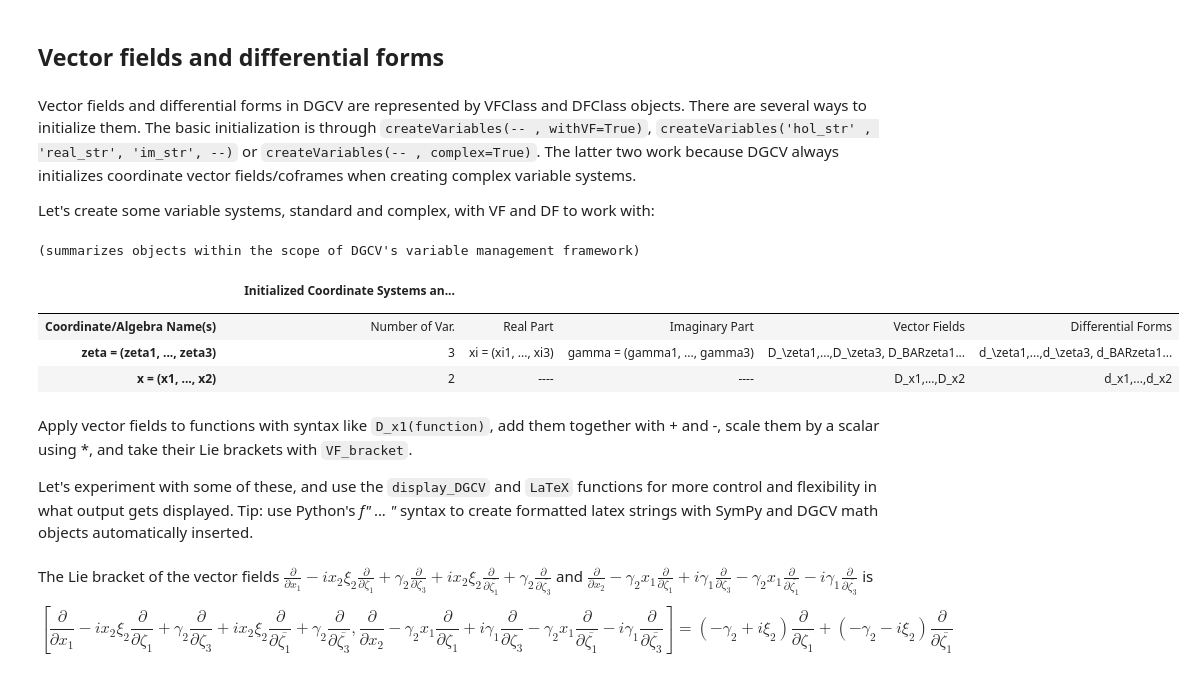
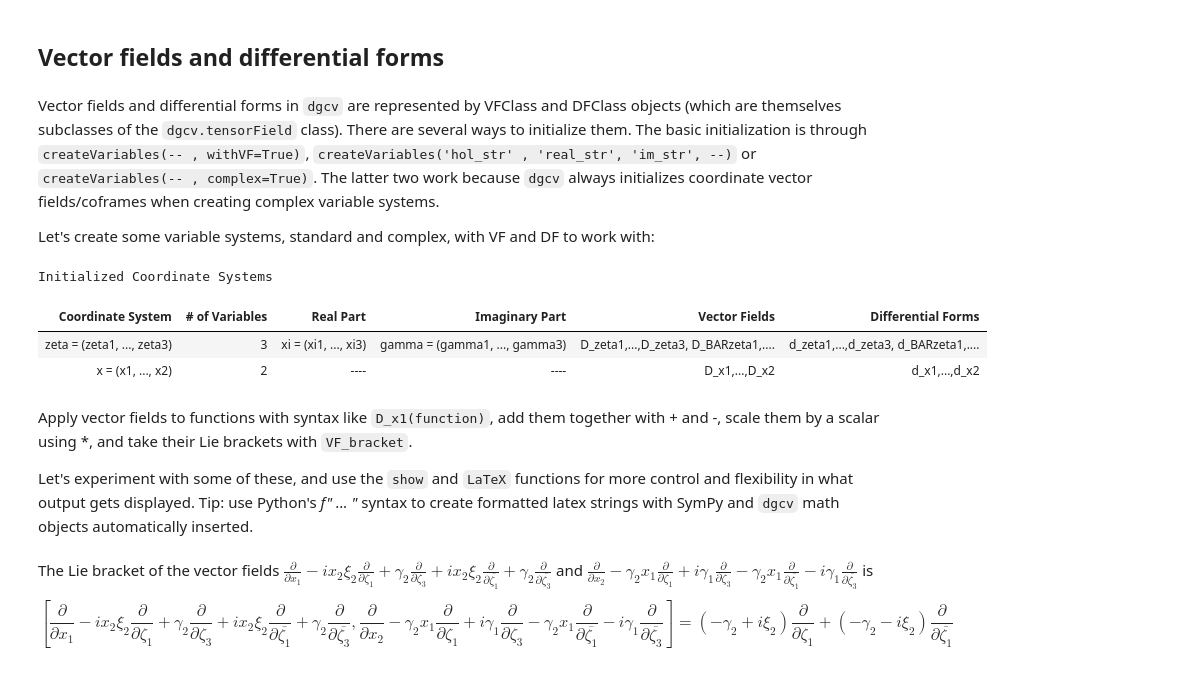
Before and after one commit to YikesItsSykes/DGCV, a Jupyter notebook: tutorials/DGCV_introduction.ipynb, the cells around one changed output. Saved outputs shown, nothing was run; the diff lists cells and outputs as text; code cells hidden in the pictures.

```diff
--- a/tutorials/DGCV_introduction.ipynb
+++ b/tutorials/DGCV_introduction.ipynb
@@ -227,24 +202,22 @@ The previous line deleted all of the objects we created so far.
 # %% [markdown]
 ## Vector fields and differential forms
 # %% [markdown]
-Vector fields and differential forms in DGCV are represented by VFClass and DFClass objects. There are several ways to initialize them. The basic initialization is through `createVariables(-- , withVF=True)`, `createVariables('hol_str' , 'real_str', 'im_str', --)` or `createVariables(-- , complex=True)`. The latter two work because DGCV always initializes coordinate vector fields/coframes when creating complex variable systems.
+Vector fields and differential forms in `dgcv` are represented by VFClass and DFClass objects (which are themselves subclasses of the `dgcv.tensorField` class). There are several ways to initialize them. The basic initialization is through `createVariables(-- , withVF=True)`, `createVariables('hol_str' , 'real_str', 'im_str', --)` or `createVariables(-- , complex=True)`. The latter two work because `dgcv` always initializes coordinate vector fields/coframes when creating complex variable systems.
 
 Let's create some variable systems, standard and complex, with VF and DF to work with:
 # %%
 createVariables('x', 2, withVF=True)
 createVariables('zeta','xi','gamma', 3)
-DGCV_snapshot(style='blueprint') # This line is only to display a summary of the objects we just created
+vmf_summary(style='blueprint') # This line is only to display a summary of the objects we just created
 # %% [output]
-(summarizes objects within the scope of DGCV's variable management framework)
+Initialized Coordinate Systems
-|  |  | Initialized Coordinate Systems an... |  |  |  |  |
-|  |  |  |  |  |  |  |
-| Coordinate/Algebra Name(s) |  | Number of Var. | Real Part | Imaginary Part | Vector Fields | Differential Forms |
-| zeta = (zeta1, ..., zeta3) |  | 3 | xi = (xi1, ..., xi3) | gamma = (gamma1, ..., gamma3) | D_\zeta1,...,D_\zeta3, D_BARzeta1... | d_\zeta1,...,d_\zeta3, d_BARzeta1... |
-| x = (x1, ..., x2) |  | 2 | ---- | ---- | D_x1,...,D_x2 | d_x1,...,d_x2 |
+| Coordinate System | # of Variables | Real Part | Imaginary Part | Vector Fields | Differential Forms |
+| zeta = (zeta1, ..., zeta3) | 3 | xi = (xi1, ..., xi3) | gamma = (gamma1, ..., gamma3) | D_zeta1,...,D_zeta3, D_BARzeta1,.... | d_zeta1,...,d_zeta3, d_BARzeta1,.... |
+| x = (x1, ..., x2) | 2 | ---- | ---- | D_x1,...,D_x2 | d_x1,...,d_x2 |
 # %% [markdown]
 Apply vector fields to functions with syntax like `D_x1(function)`, add them together with + and -, scale them by a scalar using *, and take their Lie brackets with `VF_bracket`.
 
-Let's experiment with some of these, and use the `display_DGCV` and `LaTeX` functions for more control and flexibility in what output gets displayed. Tip: use Python's *f" ... "* syntax to create formatted latex strings with SymPy and DGCV math objects automatically inserted.
+Let's experiment with some of these, and use the `show` and `LaTeX` functions for more control and flexibility in what output gets displayed. Tip: use Python's *f" ... "* syntax to create formatted latex strings with SymPy and `dgcv` math objects automatically inserted.
 # %%
 vf1 = D_x1+gamma2*D_xi3-x2*xi2*D_gamma1
 vf2 = D_x2+gamma1*D_gamma3-x1*gamma2*D_xi1
```
Also changed, not shown: parts of 104 cells of this notebook, 14 other files.
